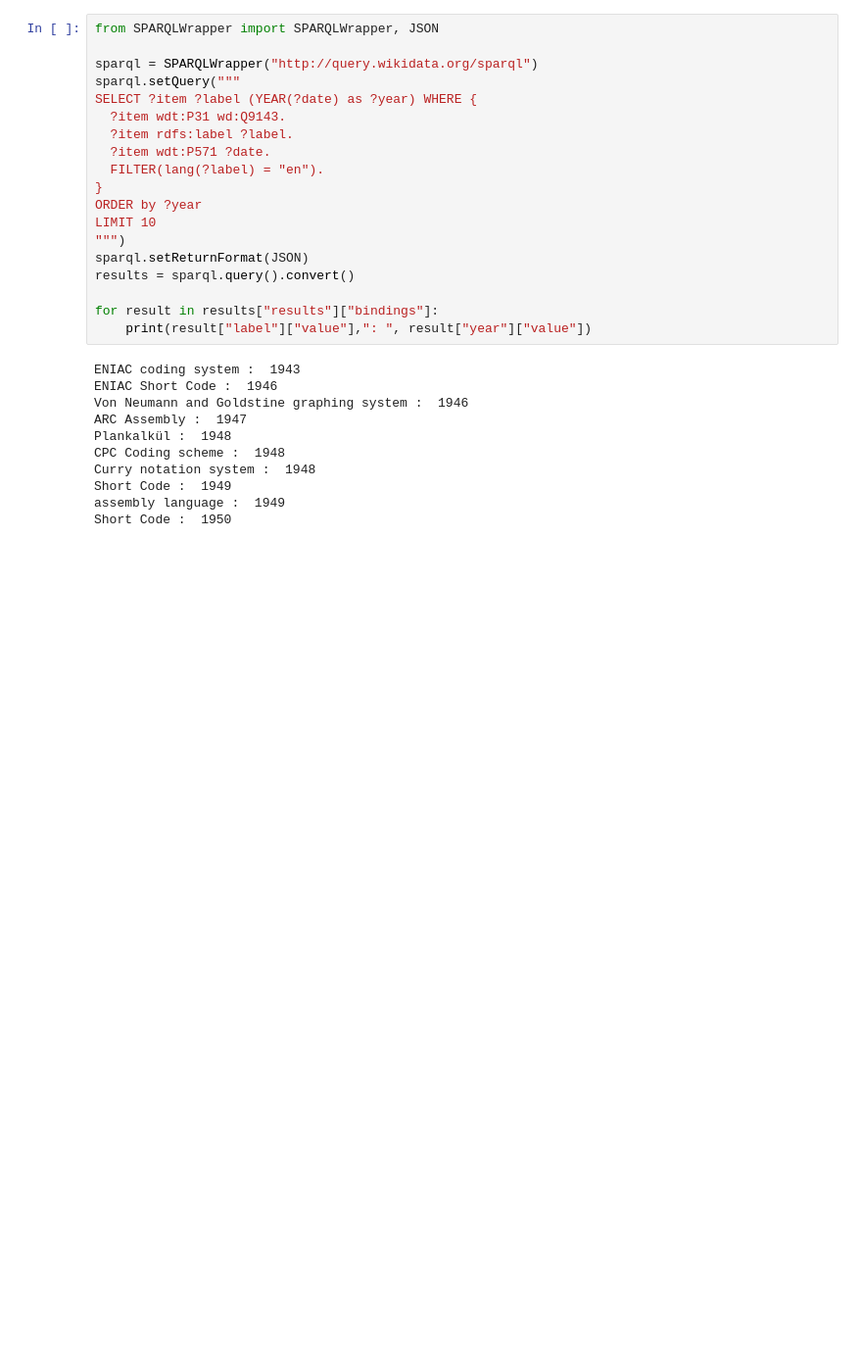
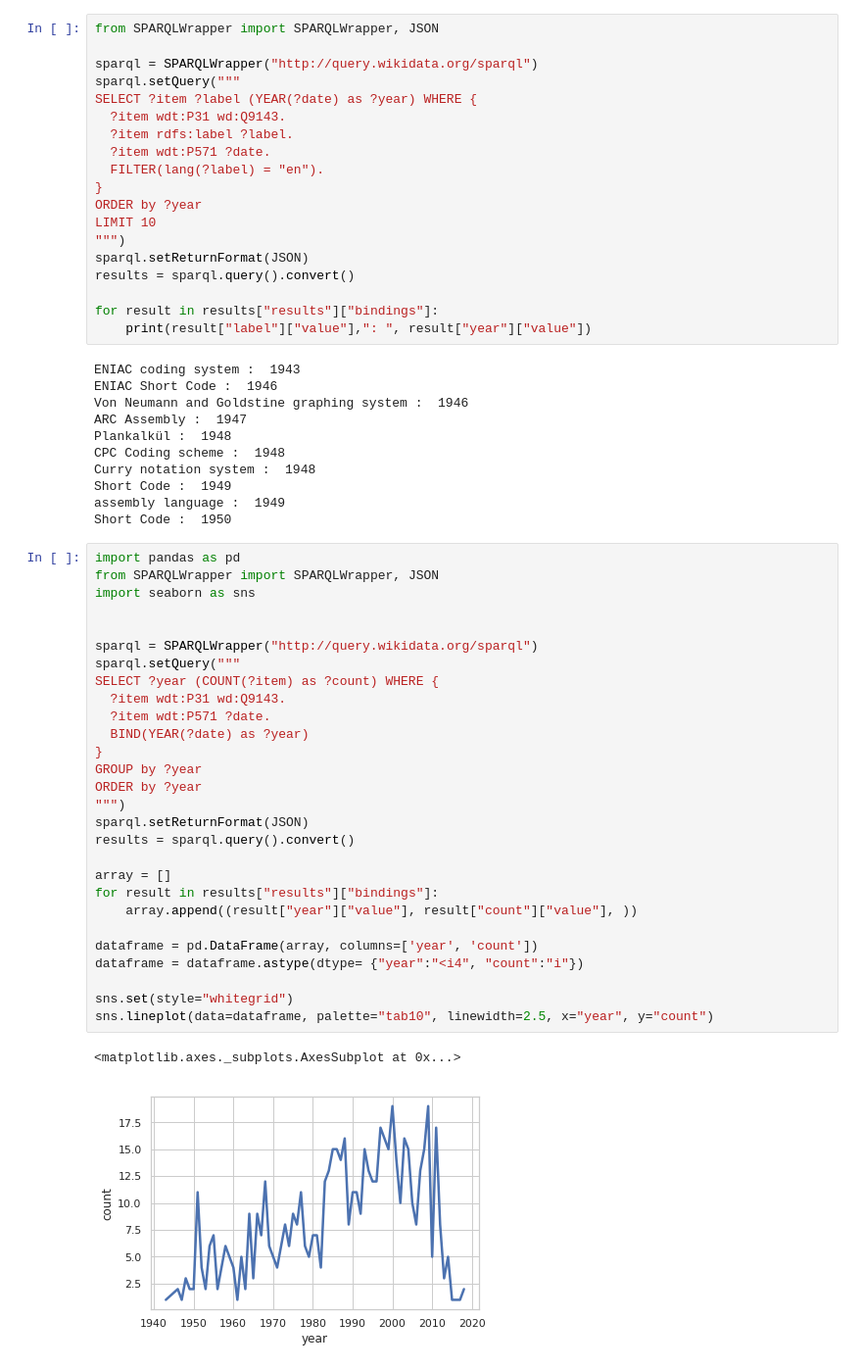
Before and after one commit to johnsamuelwrites/jscourses, a Jupyter notebook: python/2018/examples/ProgrammingLanguages.ipynb, the cells around one changed output. Shown: that part at 98% size. Drawn from its saved outputs; the diff is of its cells as text; blank space fills up the shorter version.

Commit message:
Test visualization

```diff
--- a/python/2018/examples/ProgrammingLanguages.ipynb
+++ b/python/2018/examples/ProgrammingLanguages.ipynb
@@ -120,3 +120,34 @@ Curry notation system :  1948
 Short Code :  1949
 assembly language :  1949
 Short Code :  1950
+# %%
+import pandas as pd
+from SPARQLWrapper import SPARQLWrapper, JSON
+import seaborn as sns
+
+
+sparql = SPARQLWrapper("http://query.wikidata.org/sparql")
+sparql.setQuery("""
+SELECT ?year (COUNT(?item) as ?count) WHERE {
+  ?item wdt:P31 wd:Q9143.
+  ?item wdt:P571 ?date.
+  BIND(YEAR(?date) as ?year)
+}
+GROUP by ?year
+ORDER by ?year
+""")
+sparql.setReturnFormat(JSON)
+results = sparql.query().convert()
+
+array = []
+for result in results["results"]["bindings"]:
+    array.append((result["year"]["value"], result["count"]["value"], ))
+
+dataframe = pd.DataFrame(array, columns=['year', 'count'])
+dataframe = dataframe.astype(dtype= {"year":"<i4", "count":"i"})
+
+sns.set(style="whitegrid")
+sns.lineplot(data=dataframe, palette="tab10", linewidth=2.5, x="year", y="count")
+# %% [output]
+<matplotlib.axes._subplots.AxesSubplot at 0x...>
+[figure, added]
```
Also changed, not shown: parts of 1 cell of this notebook.
